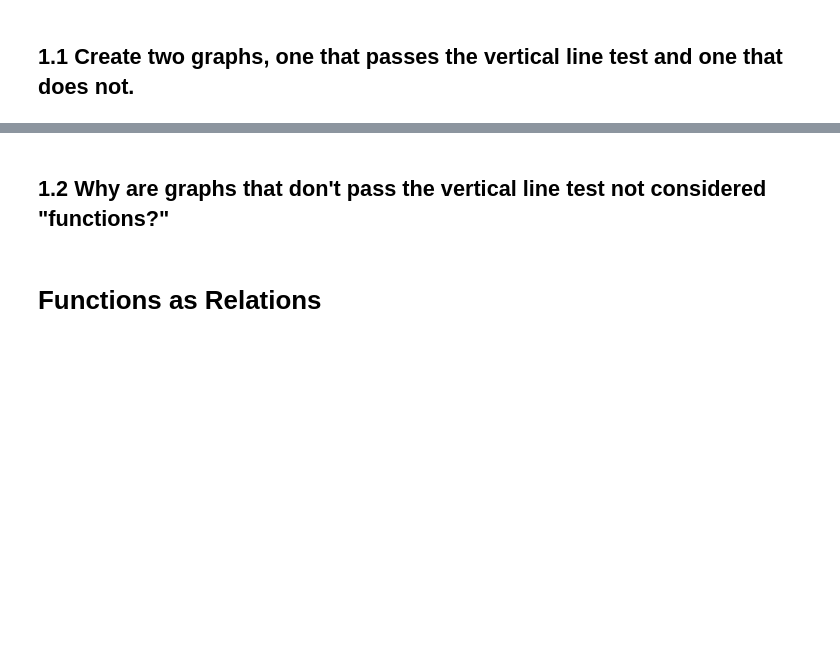
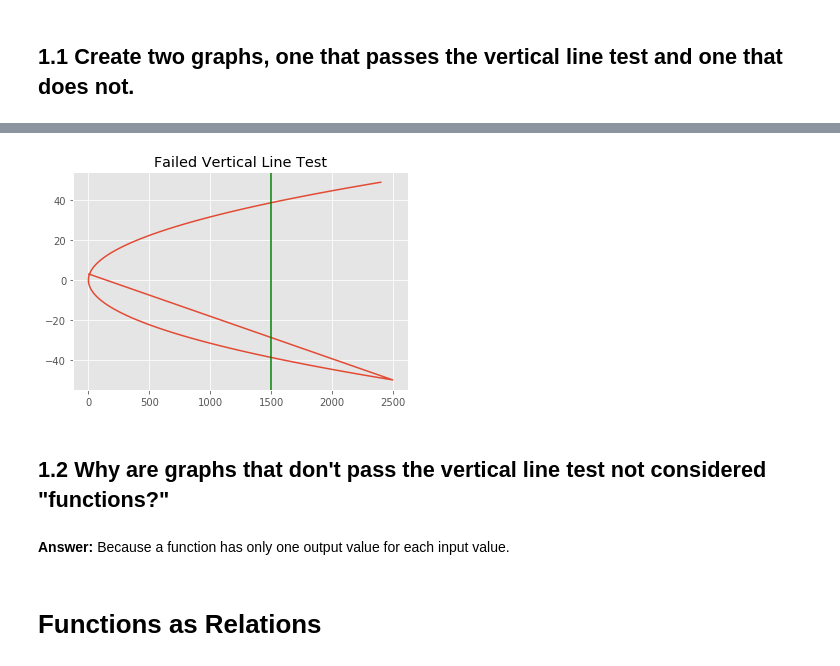
Before and after one commit to ahvblackwelltech/DS-Unit-1-Sprint-3-Linear-Algebra, a Jupyter notebook: module3-dimensionality-reduction/Ahvi_Blackwell_LS_DS_133_High_Dimensional_Data_Assignment.ipynb, the cells around one changed output, grey strips where cells are left out. Drawn from its saved outputs; the diff is of its cells as text; code cells hidden in the pictures; blank space fills up the shorter version.

Commit message:
Almost Complete, With Few Questions Let To Answer

```diff
--- a/module3-dimensionality-reduction/Ahvi_Blackwell_LS_DS_133_High_Dimensional_Data_Assignment.ipynb
+++ b/module3-dimensionality-reduction/Ahvi_Blackwell_LS_DS_133_High_Dimensional_Data_Assignment.ipynb
@@ -11,5 +26,24 @@ import matplotlib.pyplot as plt
+# %%
+a = [5,5]
+b = [3,3]
+
+for y in range(-50, 50, 1):
+  x = y**2
+  a.append(x)
+  b.append(y)
+
+fig = plt.figure()
+axes = fig.add_subplot(111)
+axes.plot(a, b)
+plt.axvline(x = 1500, color='green')
+plt.title('Failed Vertical Line Test')
+plt.show()
+# %% [output]
+[figure, added]
 # %% [markdown]
 ## 1.2 Why are graphs that don't pass the vertical line test not considered "functions?"
+# %% [markdown]
+**Answer:** Because a function has only one output value for each input value.
 # %% [markdown]
 # Functions as Relations
 # %% [markdown]
```
Also changed, not shown: parts of 14 cells of this notebook.
